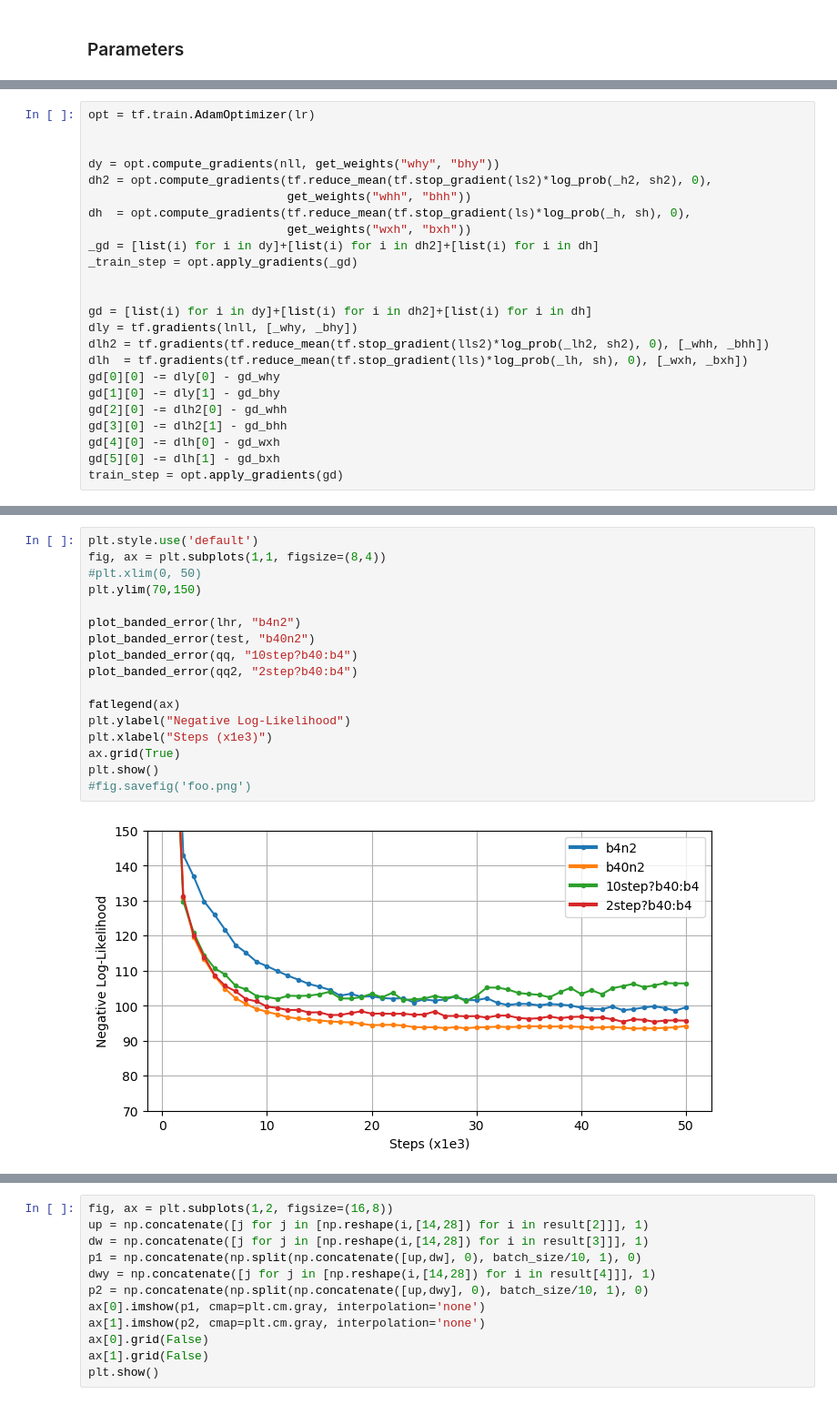
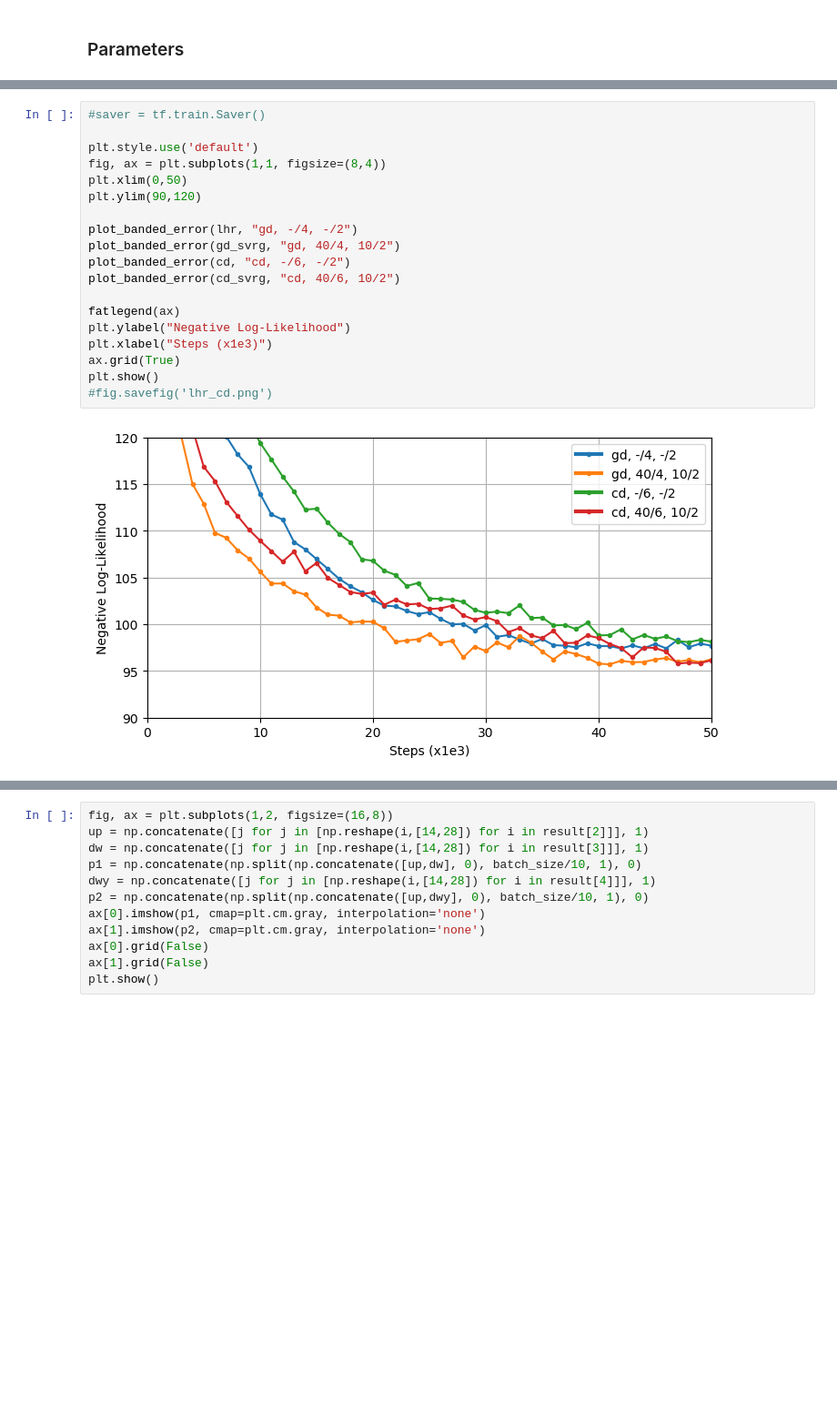
Before and after one commit to ethihsy/cc, a Jupyter notebook: gd_est.ipynb, the cells around one changed output, grey strips where cells are left out. Shown at 91% size. Saved outputs shown, nothing was run; the diff lists cells and outputs as text; blank space fills up the shorter version.

Commit message:
update the graph

```diff
--- a/gd_est.ipynb
+++ b/gd_est.ipynb
@@ -155,24 +181,0 @@ _lh, _lh2 = [tf.tile(z, [ns, 1]) for z in [lh, lh2]]
-# %%
-opt = tf.train.AdamOptimizer(lr)
-
-
-dy = opt.compute_gradients(nll, get_weights("why", "bhy"))
-dh2 = opt.compute_gradients(tf.reduce_mean(tf.stop_gradient(ls2)*log_prob(_h2, sh2), 0),
-                            get_weights("whh", "bhh"))
-dh  = opt.compute_gradients(tf.reduce_mean(tf.stop_gradient(ls)*log_prob(_h, sh), 0),
-                            get_weights("wxh", "bxh"))
-_gd = [list(i) for i in dy]+[list(i) for i in dh2]+[list(i) for i in dh]
-_train_step = opt.apply_gradients(_gd)
-
-
-gd = [list(i) for i in dy]+[list(i) for i in dh2]+[list(i) for i in dh]
-dly = tf.gradients(lnll, [_why, _bhy])
-dlh2 = tf.gradients(tf.reduce_mean(tf.stop_gradient(lls2)*log_prob(_lh2, sh2), 0), [_whh, _bhh])
-dlh  = tf.gradients(tf.reduce_mean(tf.stop_gradient(lls)*log_prob(_lh, sh), 0), [_wxh, _bxh])
-gd[0][0] -= dly[0] - gd_why
-gd[1][0] -= dly[1] - gd_bhy
-gd[2][0] -= dlh2[0] - gd_whh
-gd[3][0] -= dlh2[1] - gd_bhh
-gd[4][0] -= dlh[0] - gd_wxh
-gd[5][0] -= dlh[1] - gd_bxh
-train_step = opt.apply_gradients(gd)
@@ -220,19 +225,21 @@ qq2 = loss_rec
 # %%
+#saver = tf.train.Saver()
+
 plt.style.use('default')
 fig, ax = plt.subplots(1,1, figsize=(8,4))
-#plt.xlim(0, 50)
-plt.ylim(70,150)
+plt.xlim(0,50)
+plt.ylim(90,120)
 
-plot_banded_error(lhr, "b4n2")
-plot_banded_error(test, "b40n2")
-plot_banded_error(qq, "10step?b40:b4")
-plot_banded_error(qq2, "2step?b40:b4")
+plot_banded_error(lhr, "gd, -/4, -/2")
+plot_banded_error(gd_svrg, "gd, 40/4, 10/2")
+plot_banded_error(cd, "cd, -/6, -/2")
+plot_banded_error(cd_svrg, "cd, 40/6, 10/2")
 
 fatlegend(ax)
 plt.ylabel("Negative Log-Likelihood")
 plt.xlabel("Steps (x1e3)")
 ax.grid(True)
 plt.show()
-#fig.savefig('foo.png')
+#fig.savefig('lhr_cd.png')
 # %% [output]
-[figure, old version]
+[figure, new version]
```
Also changed, not shown: parts of 15 cells of this notebook.
